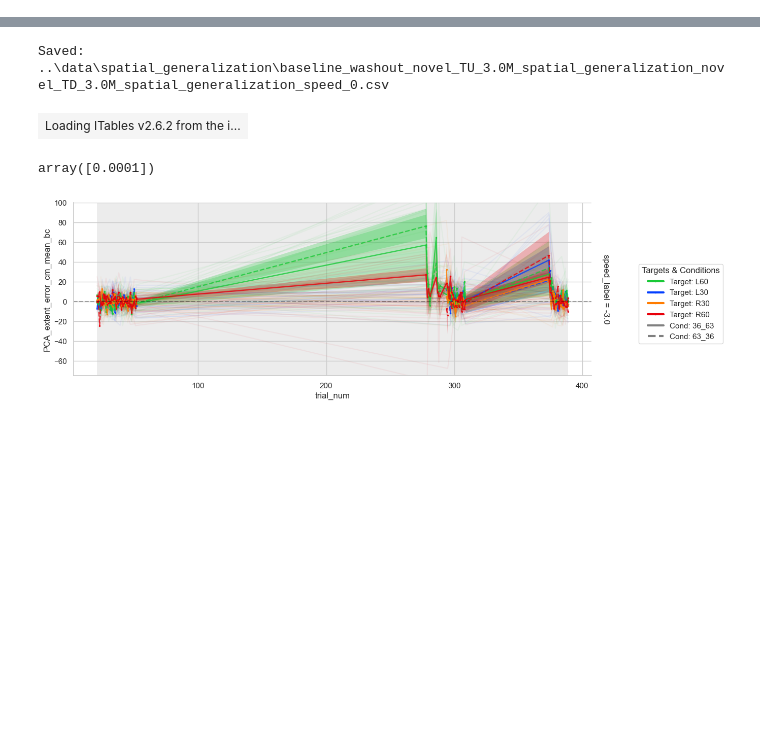
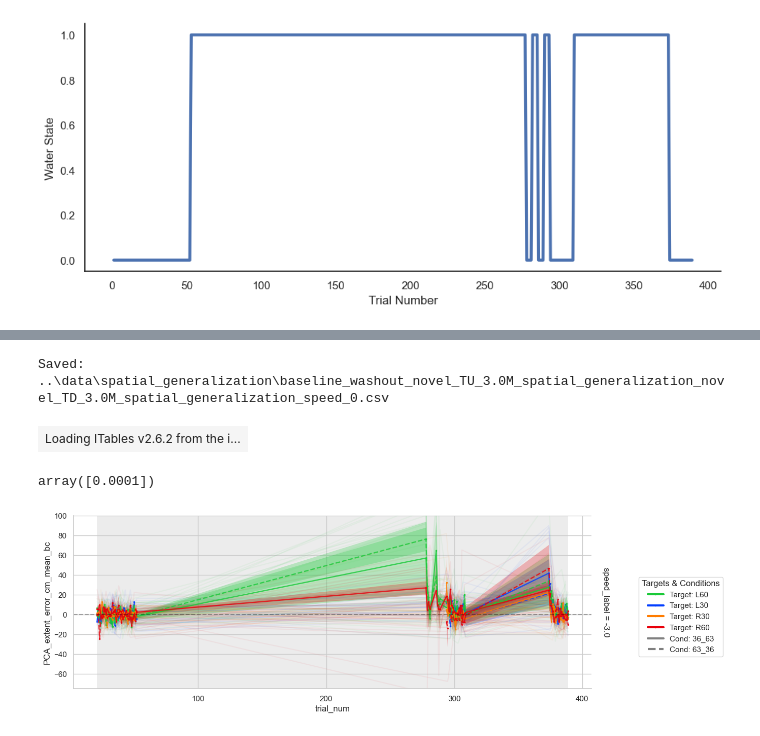
Before and after one commit to jacobjb02/vr-motor-adaptation-notebooks, a Jupyter notebook: Notebook/Spatial_Generalization_working.ipynb, the cells around one changed output, grey strips where cells are left out. Cells and saved outputs as stored; diff of their text form; code cells hidden in the pictures; blank space fills up the shorter version.

```diff
--- a/Notebook/Spatial_Generalization_working.ipynb
+++ b/Notebook/Spatial_Generalization_working.ipynb
@@ -76,9 +76,6 @@ print('res:', df_labeled['target_position_x'].dtypes)
 # label ppid by water speed
 from src.label_water_speed_ppid import label_water_condtion_ppid
 df_labeled = label_water_condtion_ppid(df_labeled, ppid_col='ppid', water_col='water_speed_m_s', selected_speeds=[-3.0,-2.0,0.0]).copy()
-# one-dimensional errors - in cm
-#df_labeled['lateral_error_x_cm'] = (df_labeled['min_pos_from_target_x'] - df_labeled['target_position_x']) * 100 # convert to cm
-#df_labeled['depth_error_z_cm'] = (df_labeled['min_pos_from_target_z'] - df_labeled['target_position_z']) * 100
 
 # order targets
 
@@ -95,12 +92,15 @@ from src.features import order_targets
 df_labeled['target_position_x'] = order_targets(df_labeled.copy())
 df_labeled['target_x_label'] = order_targets(df_labeled.copy())
 
-print(df_labeled.columns.to_list())
-df_labeled['signed_euclidean_cm'] = df_labeled['ball_dist_to_center_cm'] * np.sign(df_labeled['lateral_error_x_cm'])
+
+# signed euclidian distance
+df_labeled['signed_euclidean_cm'] = (df_labeled['distance_from_target'] * 100) * np.sign(df_labeled['lateral_error_x_cm'])
+print(df_labeled.groupby(['target_hit'])['signed_euclidean_cm'].min())
+print(df_labeled.groupby(['target_hit'])['signed_euclidean_cm'].max())
 
 
-
-df_labeled['set_order'] = df_labeled['set_order'].replace({
+# Generate a less ambiguous label for set_order reflecting the first target pair positions (left, first digit; right, second digit); underscore seperates the second pair
+df_labeled['set_order'] = df_labeled['set_order'].cat.rename_categories({
     '1': '63_36',
     '2': '36_63'
 }).copy()
@@ -109,50 +109,39 @@ df_labeled['set_order'] = df_labeled['set_order'].replace({
 df_labeled['water_speed_m_s'] = df_labeled['water_speed_m_s'].replace(0.0, 0.0001).copy()
 
 
-# add temporal phase label categorical varible
-from src.add_phases import label_phases, df_add_phases
-phases = label_phases()
+# # remove trials that do not cross a certain threshold in the z-plane (i.e, trials that did not exceed 70 cm in the z-plane)
+# from src.cleaning import crossed_threshold
 
-df_labeled = df_add_phases(df_labeled, phase_array=phases).copy()
+# # make column checking if ball crossed 70.0 cm on z axis
+# df_labeled['crossed_threshold'] = df_labeled.apply(
+#     lambda row: crossed_threshold(row, col="ball_pos_z", val=0.70), # 70 cm
+#         axis=1
+# ).copy()
+# # check
+# print(df_labeled['crossed_threshold'].value_counts())
+# # print(df_labeled['ball_pos_z'].describe())
+
+# # Make a seperate df without trials that did not cross threshold
+# df_filt = df_labeled[df_labeled['crossed_threshold']].copy() # retains rows where crossed_threshold == True
+
+# # reduce df to key cols
+# from src.cleaning import extract_key_columns
+# df_small_filt = extract_key_columns(df_filt, cols=['experiment', 'ppid_full', 'speed_label', 'target_x_label', 'target_position_x_cm',
+#                                                    'target_position_z_cm', 'trial_num',
+#                                                    'trial_num_target',
+#                                                    'launch_angle', 'launch_deviation', 'launch_Speed','distance_from_target', 'ball_dist_to_center_cm',
+#                                                    'signed_euclidean_cm', 'lateral_error_x_cm', 'depth_error_z_cm', 'target_hit', 'water_speed_binary',
+#                                                    'water_speed_m_s', 'sign_label','set_order', 'min_pos_from_target_x_cm', 'min_pos_from_target_z_cm',
+#                                                    'target_angle_90', 'ball_pos_x', 'ball_pos_z','final_ball_pos_x']).copy()
 
 
-from src.add_cycles import add_cycles
-df_labeled = add_cycles(df_labeled,
-                       n_trials=4,
-                       ppid_col='ppid_full',
-                       target_col='target_x_label',
-                       ).copy()
-
-# filter out familiarization (i.e, starts with an 'f')
-df_nf = df_labeled[~df_labeled['phase'].str.startswith('f')].copy()
-
-# remove trials that do not cross a certain threshold in the z-plane (i.e, trials that did not exceed 70 cm in the z-plane)
-from src.cleaning import crossed_threshold
-
-# make column checking if ball crossed 70.0 cm on z axis
-df_nf['crossed_threshold'] = df_nf.apply(
-    lambda row: crossed_threshold(row, col="ball_pos_z", val=0.70), # 70 cm
-        axis=1
-).copy()
-# check
-print(df_nf['crossed_threshold'].value_counts())
-print(df_nf['ball_pos_z'].describe())
-
-# Make a seperate df without trials that did not cross threshold
-df_filt = df_nf[df_nf['crossed_threshold']].copy() # retains rows where crossed_threshold == True
-
-# reduce df to key cols
-from src.cleaning import extract_key_columns
-df_small_filt = extract_key_columns(df_filt).copy()
-
-
-# check participant counts per group:
-from src.features import get_sample_sizes
-get_sample_sizes(df_small_filt, group_cols=['speed_label','experiment', 'set_order'], ppid_col='ppid_full')
+# # check participant counts per group:
+# from src.features import get_sample_sizes
+# get_sample_sizes(df_small_filt, group_cols=['speed_label','experiment', 'set_order'], ppid_col='ppid_full')
 
 from src.plotting import plot_trial_schedule
 # trial schedule plot
-g = plot_trial_schedule(df_small_filt, context='poster', font_scale=3, y_col='water_speed_binary')
+g = plot_trial_schedule(df_labeled, context='poster', font_scale=3, y_col='water_speed_binary')
 # %% [output]
 water_speed_binary is acting strange: Implementing fix...
 res: float64
@@ -183 +163,2 @@ Name: ball_pos_z, dtype: object
+[figure, added]
 # %%
```
Also changed, not shown: parts of 39 cells of this notebook, 3 other files.
